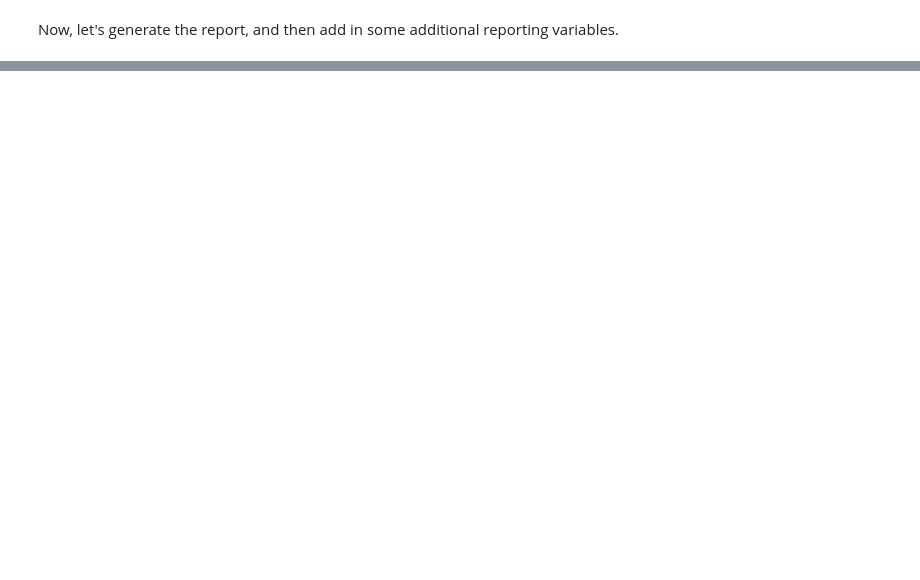
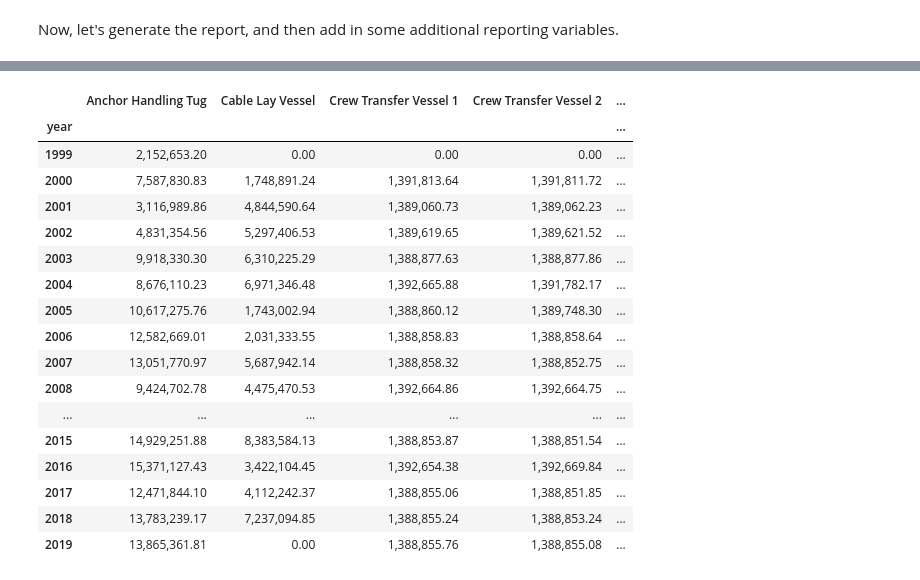
Before and after one commit to NREL/WAVES, a Jupyter notebook: examples/example-floating-deep.ipynb, the cells around one changed output, grey strips where cells are left out. Drawn from its saved outputs; the diff is of its cells as text; code cells hidden in the pictures; blank space fills up the shorter version.

Commit message:
updates after chat with TNO and new turbine/cable/subs files

```diff
--- a/examples/example-floating-deep.ipynb
+++ b/examples/example-floating-deep.ipynb
@@ -337,0 +359,21 @@ report_df
+# %%
+project_floating.wombat.metrics.equipment_costs(frequency="annual", by_equipment=True)
+# %% [output]
+|  | Anchor Handling Tug | Cable Lay Vessel | Crew Transfer Vessel 1 | Crew Transfer Vessel 2 | ... |
+| year |  |  |  |  | ... |
+| 1999 | 2,152,653.20 | 0.00 | 0.00 | 0.00 | ... |
+| 2000 | 7,587,830.83 | 1,748,891.24 | 1,391,813.64 | 1,391,811.72 | ... |
+| 2001 | 3,116,989.86 | 4,844,590.64 | 1,389,060.73 | 1,389,062.23 | ... |
+| 2002 | 4,831,354.56 | 5,297,406.53 | 1,389,619.65 | 1,389,621.52 | ... |
+| 2003 | 9,918,330.30 | 6,310,225.29 | 1,388,877.63 | 1,388,877.86 | ... |
+| 2004 | 8,676,110.23 | 6,971,346.48 | 1,392,665.88 | 1,391,782.17 | ... |
+| 2005 | 10,617,275.76 | 1,743,002.94 | 1,388,860.12 | 1,389,748.30 | ... |
+| 2006 | 12,582,669.01 | 2,031,333.55 | 1,388,858.83 | 1,388,858.64 | ... |
+| 2007 | 13,051,770.97 | 5,687,942.14 | 1,388,858.32 | 1,388,852.75 | ... |
+| 2008 | 9,424,702.78 | 4,475,470.53 | 1,392,664.86 | 1,392,664.75 | ... |
+| ... | ... | ... | ... | ... | ... |
+| 2015 | 14,929,251.88 | 8,383,584.13 | 1,388,853.87 | 1,388,851.54 | ... |
+| 2016 | 15,371,127.43 | 3,422,104.45 | 1,392,654.38 | 1,392,669.84 | ... |
+| 2017 | 12,471,844.10 | 4,112,242.37 | 1,388,855.06 | 1,388,851.85 | ... |
+| 2018 | 13,783,239.17 | 7,237,094.85 | 1,388,855.24 | 1,388,853.24 | ... |
+| 2019 | 13,865,361.81 | 0.00 | 1,388,855.76 | 1,388,855.08 | ... |
```
Also changed, not shown: parts of 6 cells of this notebook, 19 other files.
